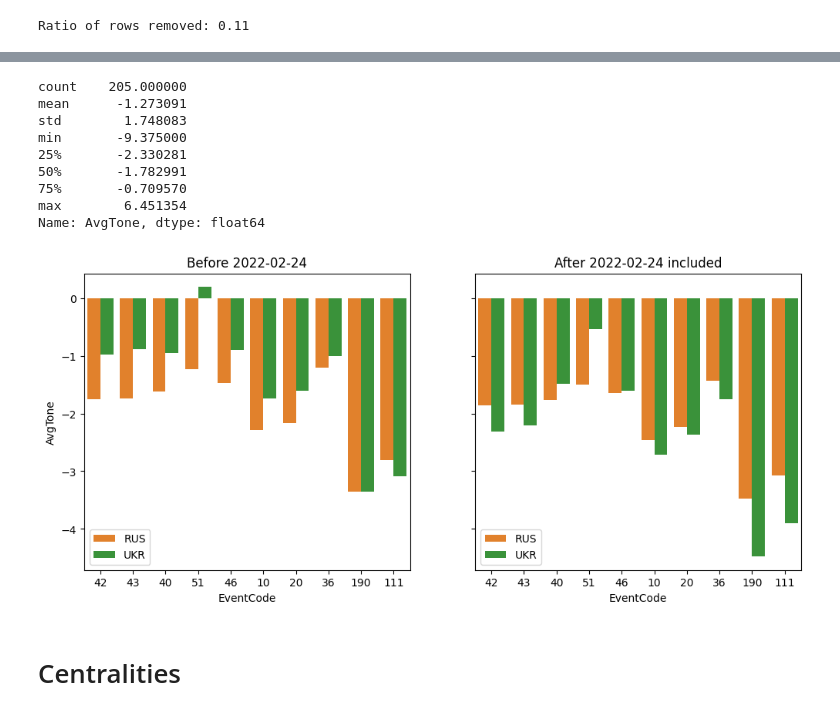
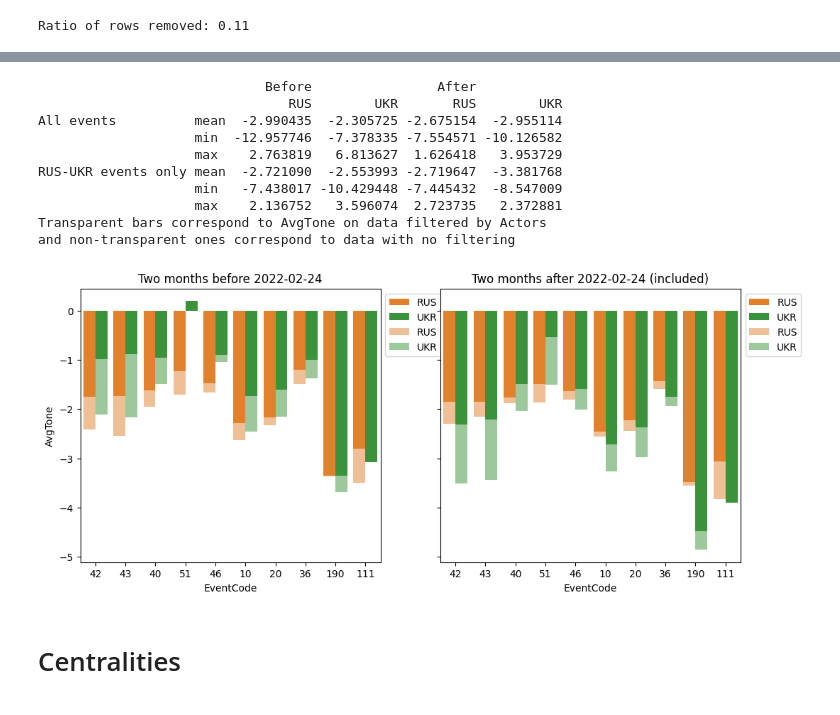
Before and after one commit to saqr98/Data-Society, a Jupyter notebook: Code/src/explore.ipynb, the cells around one changed output, grey strips where cells are left out. Saved outputs shown, nothing was run; the diff lists cells and outputs as text; code cells hidden in the pictures.

```diff
--- a/Code/src/explore.ipynb
+++ b/Code/src/explore.ipynb
@@ -7,7 +7,7 @@ import matplotlib.pyplot as plt
 from helper import *
 
 COUNTRYCODES = pd.read_csv("../data/helper/countrycodes_extended.csv")
-MEDIA_COUNTRY_MAPPING = pd.read_csv("../data/media-country_mapping.TXT")
+MEDIA_COUNTRY_MAPPING = pd.read_csv("../data/helper/media-country_mapping.TXT")
 media_country_code_mapping = pd.read_csv("../data/helper/media_country_code_mapping.csv")
 # %%
 results = pd.read_csv("../data/raw/all-events-autumn-2023.csv", dtype={"EventCode": 'str',
@@ -411,12 +375,0 @@ def get_most_frequent_event_codes(events: pd.DataFrame, top:int = 10, weight_by_
-# %%
-events.groupby("URLOrigin")["AvgTone"].mean().describe()
-# %% [output]
-count    205.000000
-mean      -1.273091
-std        1.748083
-min       -9.375000
-25%       -2.330281
-50%       -1.782991
-75%       -0.709570
-max        6.451354
-Name: AvgTone, dtype: float64
@@ -467,17 +376,36 @@ def plot_tone_spread(events, trigger_event_date, countries_of_interest, save_pat
 # %%
+from analysis import plot_tone_spread
+
 trigger_event_date = "20220224"
 countries_watchers = ["USA", "DEU", "CHN", "ZAF"]
 countries_actors = ["RUS", "UKR"]
 save_path = None
 
 plot_tone_spread(
     events=events,
     trigger_event_date=trigger_event_date,
     countries_of_interest=countries_actors,
+    actors_involved=["RUS", "UKR"],
     save_path="../out/analysis/tone_spread_actors_RUS_UKR_event.png"
 )
+
+print(
+    """Transparent bars correspond to AvgTone on data filtered by Actors
+and non-transparent ones correspond to data with no filtering
+    """
+)
 # %% [output]
+                             Before                After
+                                RUS        UKR       RUS        UKR
+All events          mean  -2.990435  -2.305725 -2.675154  -2.955114
+                    min  -12.957746  -7.378335 -7.554571 -10.126582
+                    max    2.763819   6.813627  1.626418   3.953729
+RUS-UKR events only mean  -2.721090  -2.553993 -2.719647  -3.381768
+                    min   -7.438017 -10.429448 -7.445432  -8.547009
+                    max    2.136752   3.596074  2.723735   2.372881
+Transparent bars correspond to AvgTone on data filtered by Actors
+and non-transparent ones correspond to data with no filtering
-[figure, old version]
+[figure, new version]
 # %% [markdown]
 # Centralities
 # %%
```
Also changed, not shown: parts of 7 cells of this notebook.
